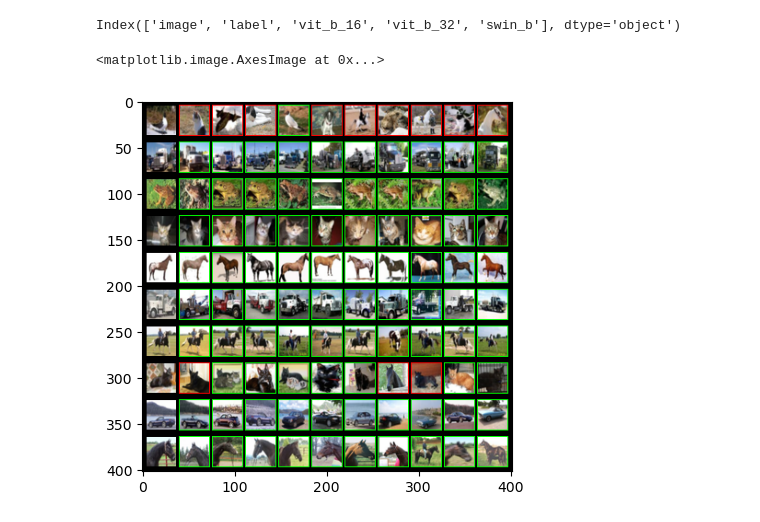
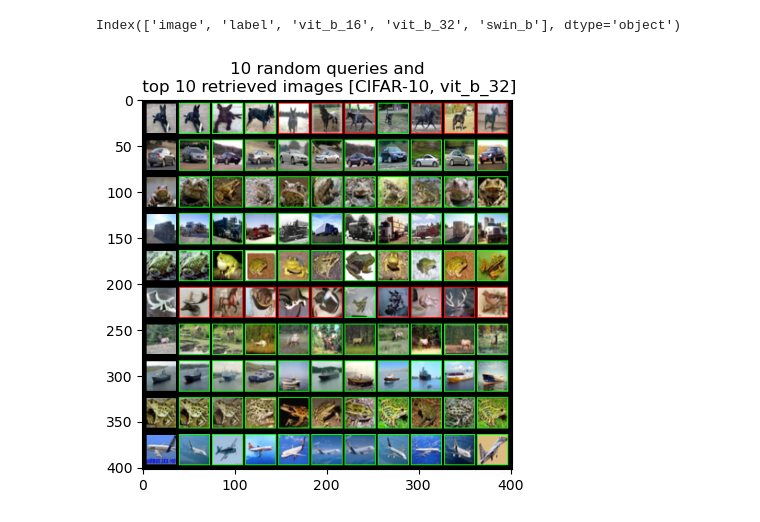
Before and after one commit to danilodjor/image-retrieval-using-transformers, a Jupyter notebook: query_test_cifar10.ipynb, the cells around one changed output. Cells and saved outputs as stored; diff of their text form; code cells hidden in the pictures.

```diff
--- a/query_test_cifar10.ipynb
+++ b/query_test_cifar10.ipynb
@@ -47,11 +46,11 @@ label_to_class = {0:'airplane',\
 
 database_train_df = pd.read_pickle(train_features_path)
 database_test_df = pd.read_pickle(test_features_path)
+
+database_train_df.columns
+# %% [output]
+Index(['image', 'label', 'vit_b_16', 'vit_b_32', 'swin_b'], dtype='object')
 # %%
 # Get database length
 num_images_train = len(database_train_df)
 num_images_test = len(database_test_df)
-# %%
-database_train_df.columns
-# %% [output]
-Index(['image', 'label', 'vit_b_16', 'vit_b_32', 'swin_b'], dtype='object')
@@ -67,6 +58,11 @@ database_matrix = np.stack(tuple(database_train_df['vit_b_32']))
 # Testing of the system on 10 random queries, with top-K results taken into consideration
 num_runs = 10
 K = 10
+
+models = database_train_df.columns
+
+model_name = 'vit_b_32'
+database_matrix = np.stack(tuple(database_train_df[model_name]))
 
 big_grid = []
 
@@ -74,7 +70,7 @@ for i in range(num_runs):
     # Extract a random query image from the database
     query_img_idx = np.random.randint(0, num_images_test)
     query_img = database_test_df.iloc[query_img_idx]['image']#.unflatten(0, unflatten_shape)
-    query_ftrs = database_test_df.iloc[query_img_idx]['vit_b_32']
+    query_ftrs = database_test_df.iloc[query_img_idx][model_name]
     query_label = database_test_df.iloc[query_img_idx]['label']
 
     # Multiply the database matrix and the query feature vector (to be done for each query vector)
@@ -84,38 +80,34 @@ for i in range(num_runs):
     # Take K best matches
     k_best_ind = sorted_ind[0:K].numpy()
 
     # Grid
     grid_list = list(database_train_df.iloc[k_best_ind]['image'])
 
-    # query_img = cv.copyMakeBorder(torch.tensor(query_img).permute(1,2,0).numpy(), 1, 1, 1, 1, cv.BORDER_CONSTANT, None, value=0)
     query_img = cv.copyMakeBorder(query_img.transpose(1,2,0), 1, 1, 1, 1, cv.BORDER_CONSTANT, None, value=0)
-    # query_img = torch.tensor(query_img).permute(2,0,1)
     query_img = query_img.transpose(2,0,1)
 
     for j, img in enumerate(grid_list):
-        # img = torch.tensor(img).permute(1,2,0).numpy()
         img = img.transpose(1,2,0)
 
         color = (0,1,0) if query_label == database_train_df.iloc[k_best_ind[j]]['label'] else (1,0,0)
         img_with_border = cv.copyMakeBorder(img, 1, 1, 1, 1, cv.BORDER_CONSTANT, None, value=color)
 
-        # grid_list[j] = torch.tensor(img_with_border).permute(2,0,1)
         grid_list[j] = torch.Tensor(img_with_border.transpose(2,0,1))
 
     grid_list = [torch.Tensor(query_img)] + grid_list # add query as first image
     grid = make_grid(grid_list, nrow=K+1)
 
     big_grid.append(grid)
 
     # Save images to img_save_folder
     # img_path = img_save_folder + img_name + str(i) + '.png'
     # save_image(grid, img_path)
 
 big_grid = make_grid(big_grid, nrow=1, normalize=True)
 
-save_image(big_grid, img_save_folder + 'cifar10_big_vit_b32.png')
-
 plt.imshow(big_grid.permute(1,2,0))
+plt.title(f'10 random queries and\n top 10 retrieved images [CIFAR-10, {model_name}]')
+plt.savefig(img_save_folder + f'cifar10_query_{model_name}_TEST.png')
+save_image(big_grid, img_save_folder + f'cifar10_query_{model_name}.png')
 # %% [output]
-<matplotlib.image.AxesImage at 0x...>
-[figure, old version]
+[figure, new version]
```
Also changed, not shown: parts of 9 cells of this notebook, 1 other file.
